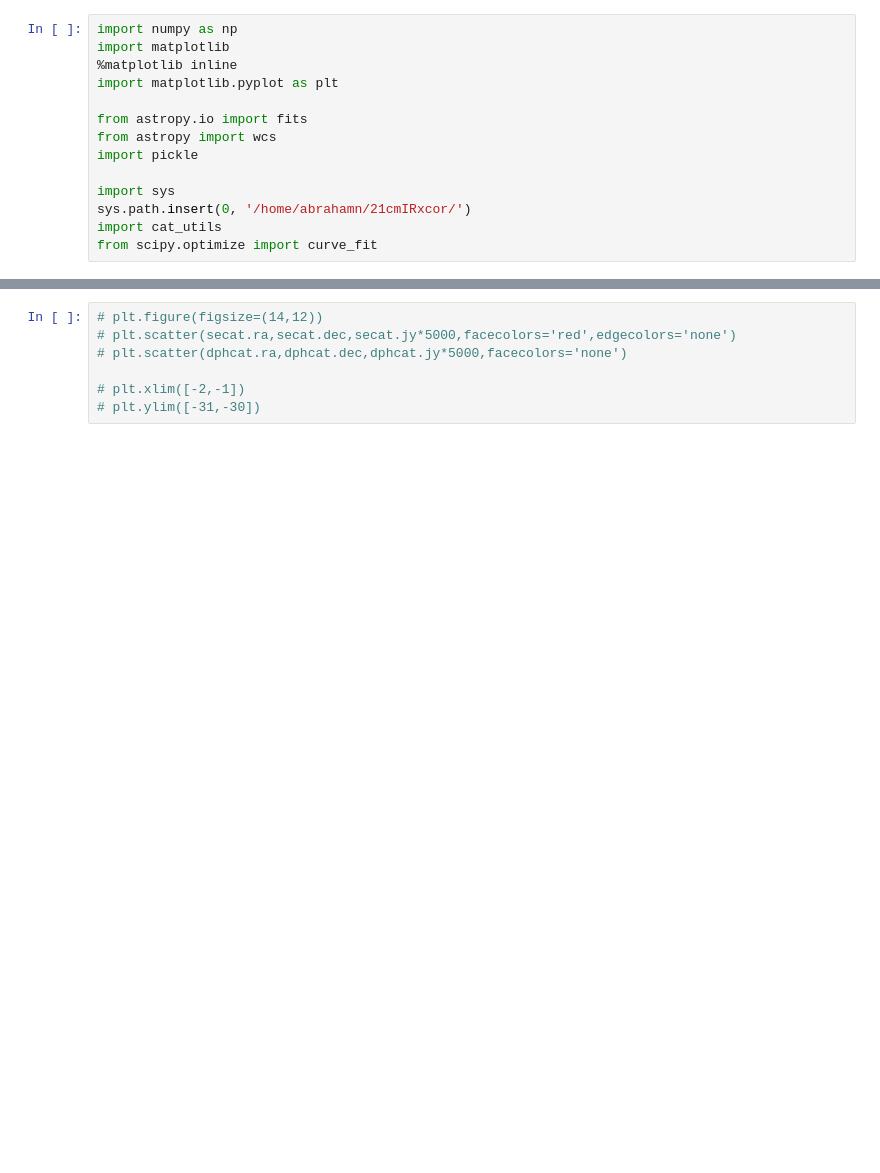
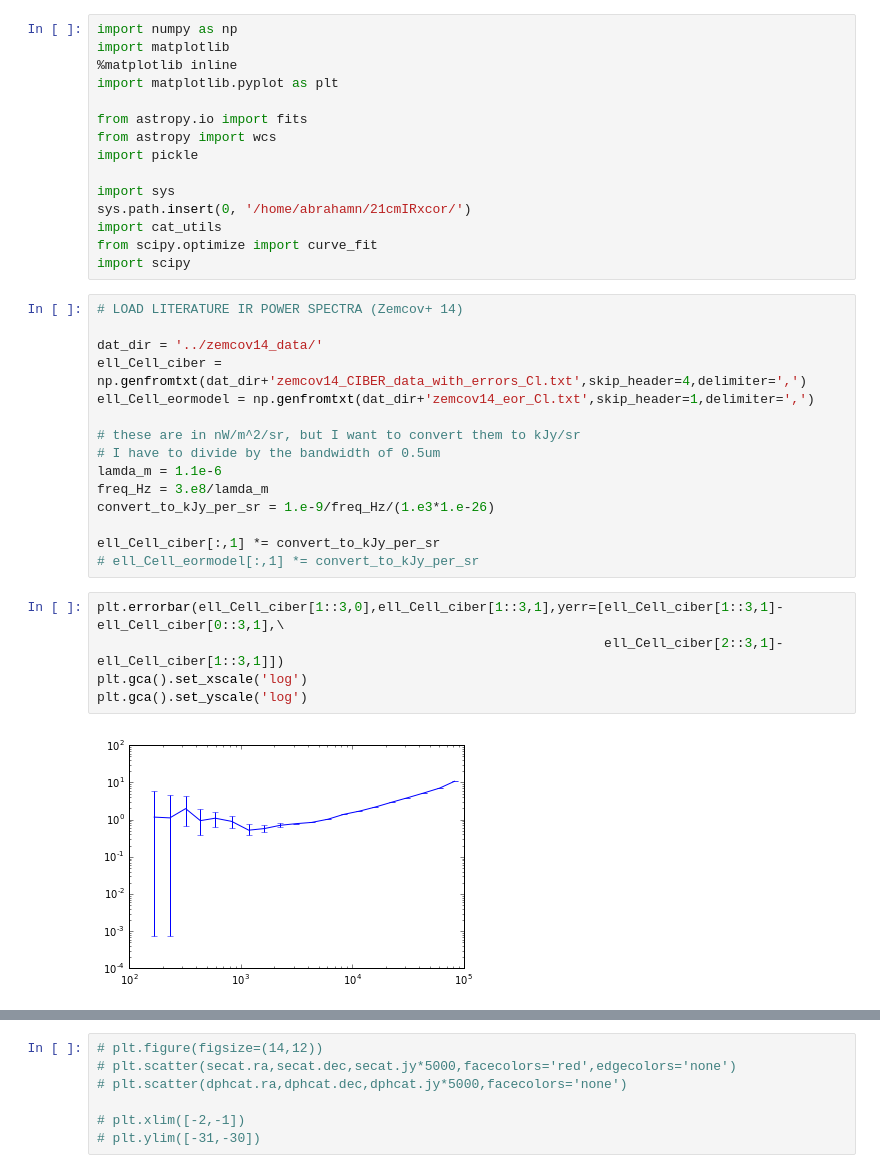
Before and after one commit to abrahamneben/21cmIRxcor, a Jupyter notebook: better_fg_masking_with_opt_pspec/test_brightness_dependent_masking.ipynb, the cells around one changed output, grey strips where cells are left out. Saved outputs shown, nothing was run; the diff lists cells and outputs as text; blank space fills up the shorter version.

```diff
--- a/better_fg_masking_with_opt_pspec/test_brightness_dependent_masking.ipynb
+++ b/better_fg_masking_with_opt_pspec/test_brightness_dependent_masking.ipynb
@@ -12,4 +12,27 @@ import sys
 sys.path.insert(0, '/home/abrahamn/21cmIRxcor/')
 import cat_utils
 from scipy.optimize import curve_fit
+import scipy
+# %%
+# LOAD LITERATURE IR POWER SPECTRA (Zemcov+ 14)
+
+dat_dir = '../zemcov14_data/'
+ell_Cell_ciber = np.genfromtxt(dat_dir+'zemcov14_CIBER_data_with_errors_Cl.txt',skip_header=4,delimiter=',')
+ell_Cell_eormodel = np.genfromtxt(dat_dir+'zemcov14_eor_Cl.txt',skip_header=1,delimiter=',')
+
+# these are in nW/m^2/sr, but I want to convert them to kJy/sr
+# I have to divide by the bandwidth of 0.5um
+lamda_m = 1.1e-6
+freq_Hz = 3.e8/lamda_m
+convert_to_kJy_per_sr = 1.e-9/freq_Hz/(1.e3*1.e-26)
+
+ell_Cell_ciber[:,1] *= convert_to_kJy_per_sr
+# ell_Cell_eormodel[:,1] *= convert_to_kJy_per_sr
+# %%
+plt.errorbar(ell_Cell_ciber[1::3,0],ell_Cell_ciber[1::3,1],yerr=[ell_Cell_ciber[1::3,1]-ell_Cell_ciber[0::3,1],\
+                                                                 ell_Cell_ciber[2::3,1]-ell_Cell_ciber[1::3,1]])
+plt.gca().set_xscale('log')
+plt.gca().set_yscale('log')
+# %% [output]
+[figure, added]
 # %%
```
Also changed, not shown: parts of 23 cells of this notebook, 5 other files.
